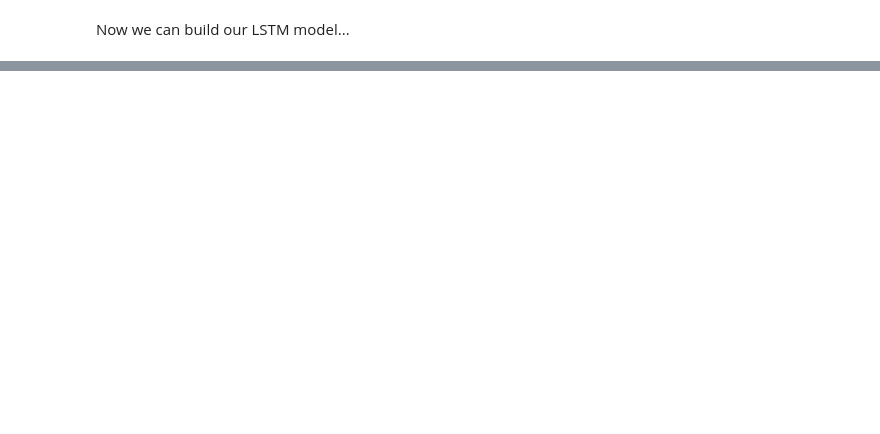
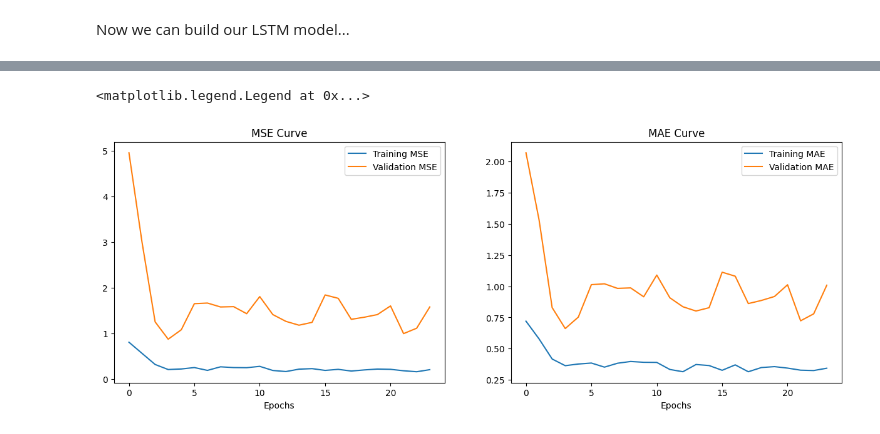
Before and after one commit to WamzMwangi/Advanced_Machine_Learning, a Jupyter notebook: Deep_Neural_Networks/Recurrent Neural Networks/Introduction to Recurrent Neural Networks.ipynb, the cells around one changed output, grey strips where cells are left out. Drawn from its saved outputs; the diff is of its cells as text; code cells hidden in the pictures; blank space fills up the shorter version.

```diff
--- a/Deep_Neural_Networks/Recurrent Neural Networks/Introduction to Recurrent Neural Networks.ipynb
+++ b/Deep_Neural_Networks/Recurrent Neural Networks/Introduction to Recurrent Neural Networks.ipynb
@@ -636,3 +746,28 @@ plt.legend()
+# %%
+plt.figure(figsize=(15,5))
+
+train_mse=history.history['loss']
+val_mse=history.history['val_loss']
+
+train_mae=history.history['mae']
+val_mae=history.history['val_mae']
+
+plt.subplot(121)
+plt.plot(train_mse,label='Training MSE')
+plt.plot(val_mse,label='Validation MSE')
+plt.title('MSE Curve')
+plt.xlabel('Epochs')
+plt.legend()
+
+plt.subplot(122)
+plt.plot(train_mae,label='Training MAE')
+plt.plot(val_mae,label='Validation MAE')
+plt.title('MAE Curve')
+plt.xlabel('Epochs')
+plt.legend()
+# %% [output]
+<matplotlib.legend.Legend at 0x...>
+[figure, added]
 # %%
 # predict on unseen test data and transform back to original numeric values for evaluation
 test_predict = model.predict(X_test)
```
Also changed, not shown: parts of 19 cells of this notebook.
